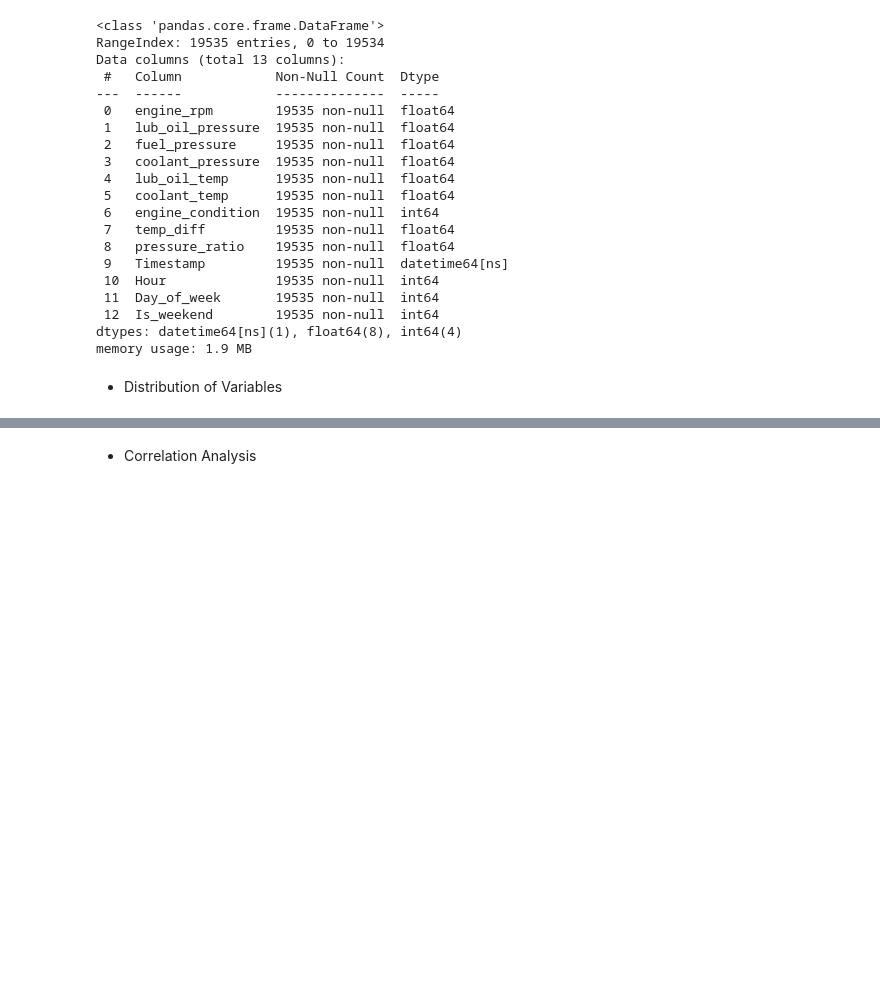
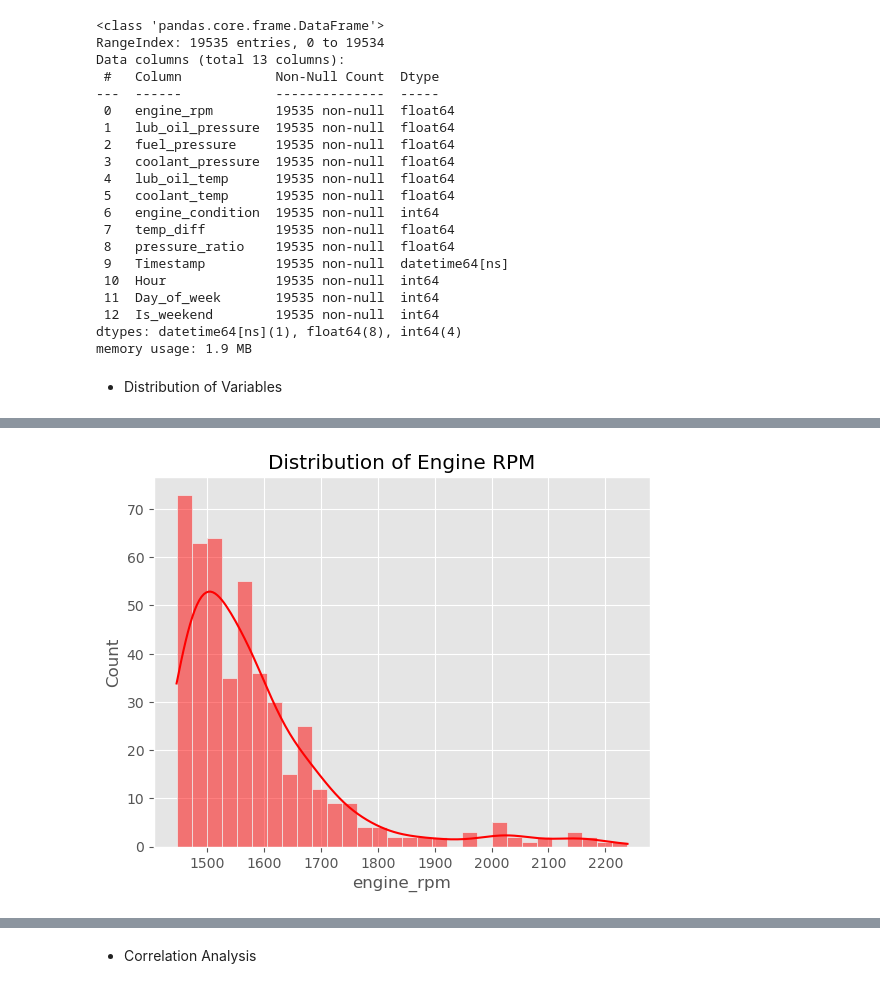
Before and after one commit to Okwy009/Automotive_Vehicles_Engine, a Jupyter notebook: Project/2_EDA_Intro.ipynb, the cells around one changed output, grey strips where cells are left out. Saved outputs shown, nothing was run; the diff lists cells and outputs as text; code cells hidden in the pictures; blank space fills up the shorter version.

```diff
--- a/Project/2_EDA_Intro.ipynb
+++ b/Project/2_EDA_Intro.ipynb
@@ -79,0 +86,7 @@ plt.show()
+# %%
+# Use a histogram or KDE plot to see where outliers cluster.
+sns.histplot(outliers['engine_rpm'], bins=30, kde=True, color='red')
+plt.title('Distribution of Engine RPM')
+plt.show()
+# %% [output]
+[figure, added]
```
Also changed, not shown: parts of 4 cells of this notebook, 3 other files.
